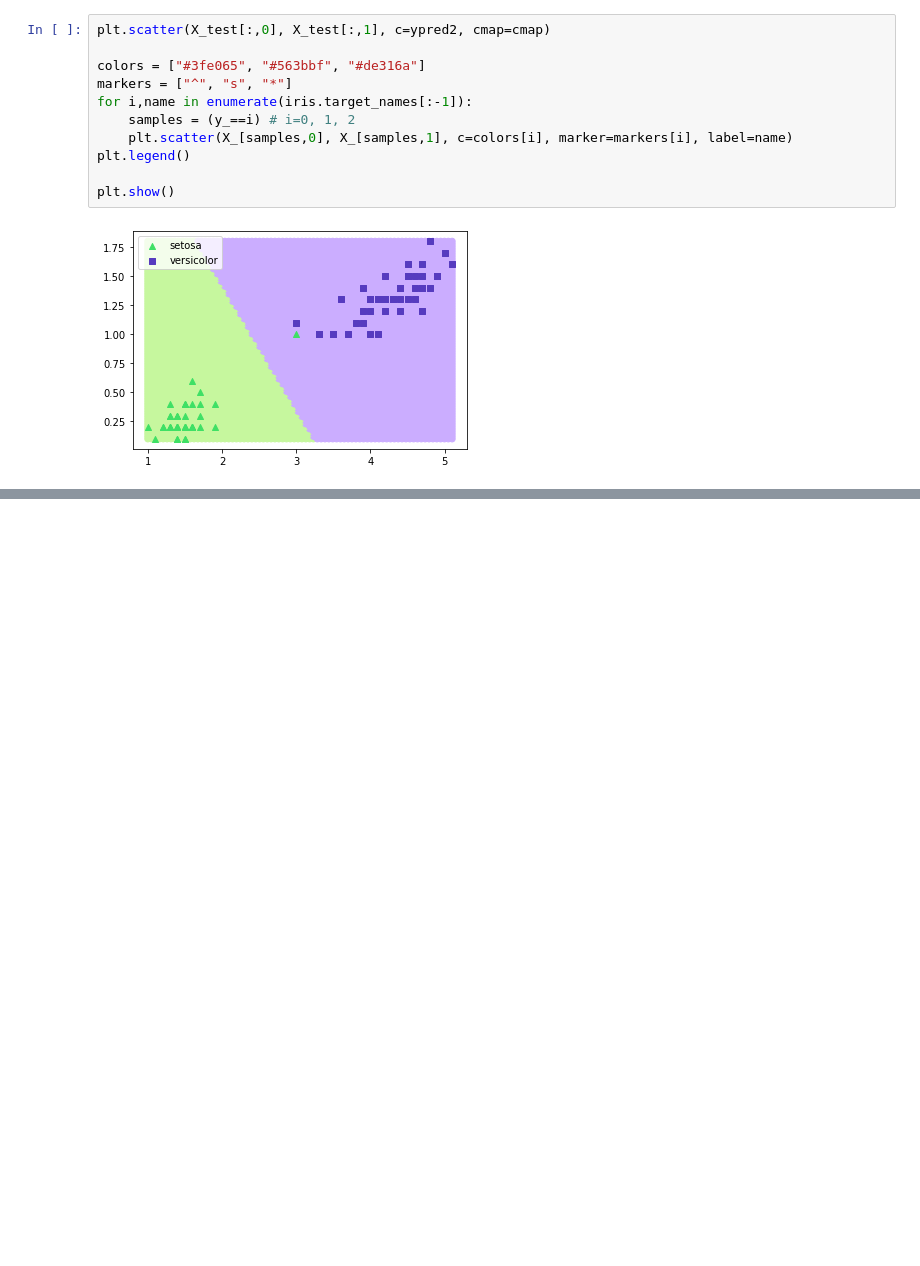
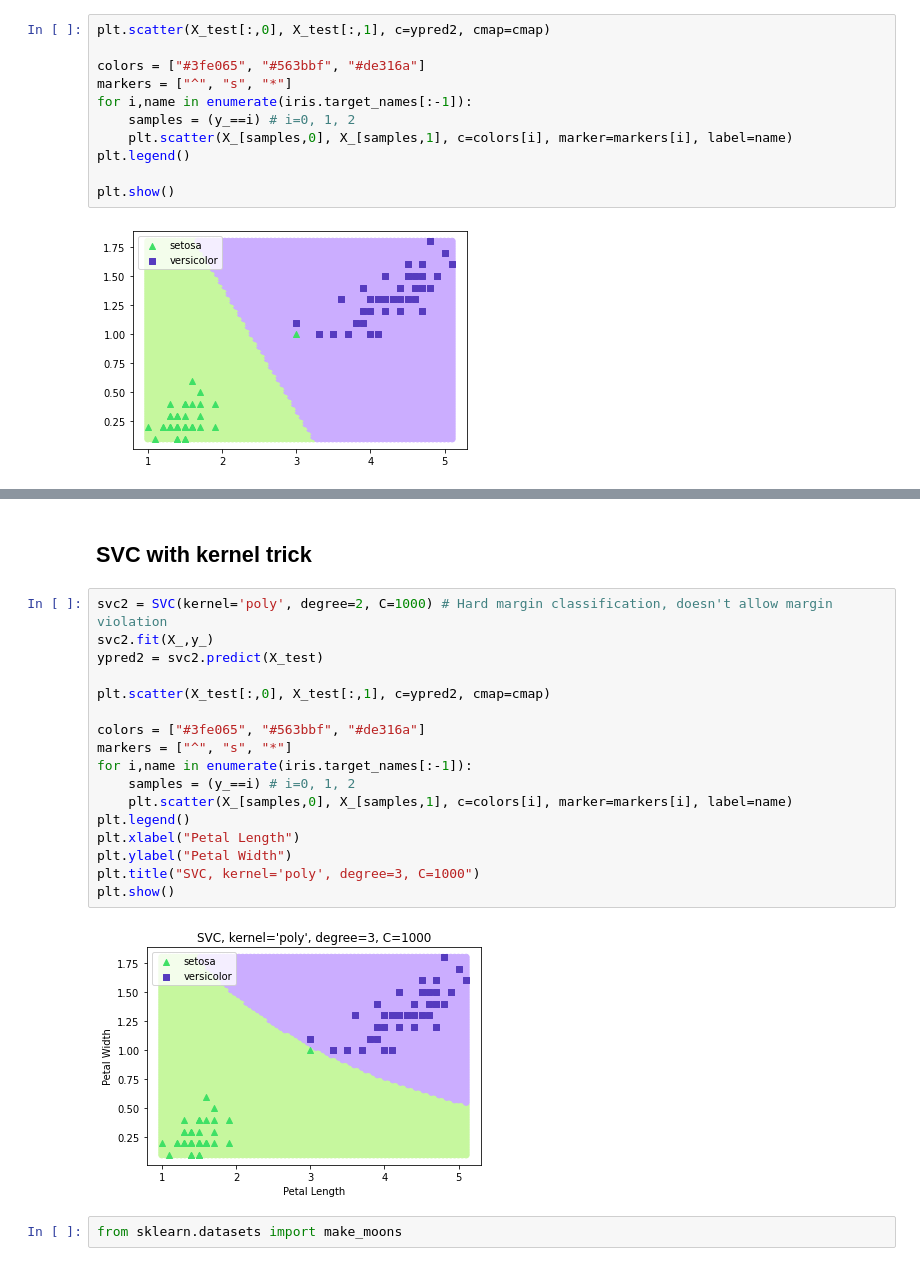
Before and after one commit to gsub17/PYTHON_BASIC, a Jupyter notebook: Data Science/24 SVM/SVM.ipynb, the cells around one changed output, grey strips where cells are left out. Cells and saved outputs as stored; diff of their text form; blank space fills up the shorter version.

```diff
--- a/Data Science/24 SVM/SVM.ipynb
+++ b/Data Science/24 SVM/SVM.ipynb
@@ -189,0 +211,23 @@ plt.show()
+# %% [markdown]
+## SVC with kernel trick
+# %%
+svc2 = SVC(kernel='poly', degree=2, C=1000) # Hard margin classification, doesn't allow margin violation
+svc2.fit(X_,y_)
+ypred2 = svc2.predict(X_test)
+
+plt.scatter(X_test[:,0], X_test[:,1], c=ypred2, cmap=cmap)
+
+colors = ["#3fe065", "#563bbf", "#de316a"]
+markers = ["^", "s", "*"]
+for i,name in enumerate(iris.target_names[:-1]):
+    samples = (y_==i) # i=0, 1, 2
+    plt.scatter(X_[samples,0], X_[samples,1], c=colors[i], marker=markers[i], label=name)
+plt.legend()
+plt.xlabel("Petal Length")
+plt.ylabel("Petal Width")
+plt.title("SVC, kernel='poly', degree=3, C=1000")
+plt.show()
+# %% [output]
+[figure, added]
+# %%
+from sklearn.datasets import make_moons
```
Also changed, not shown: parts of 20 cells of this notebook.
